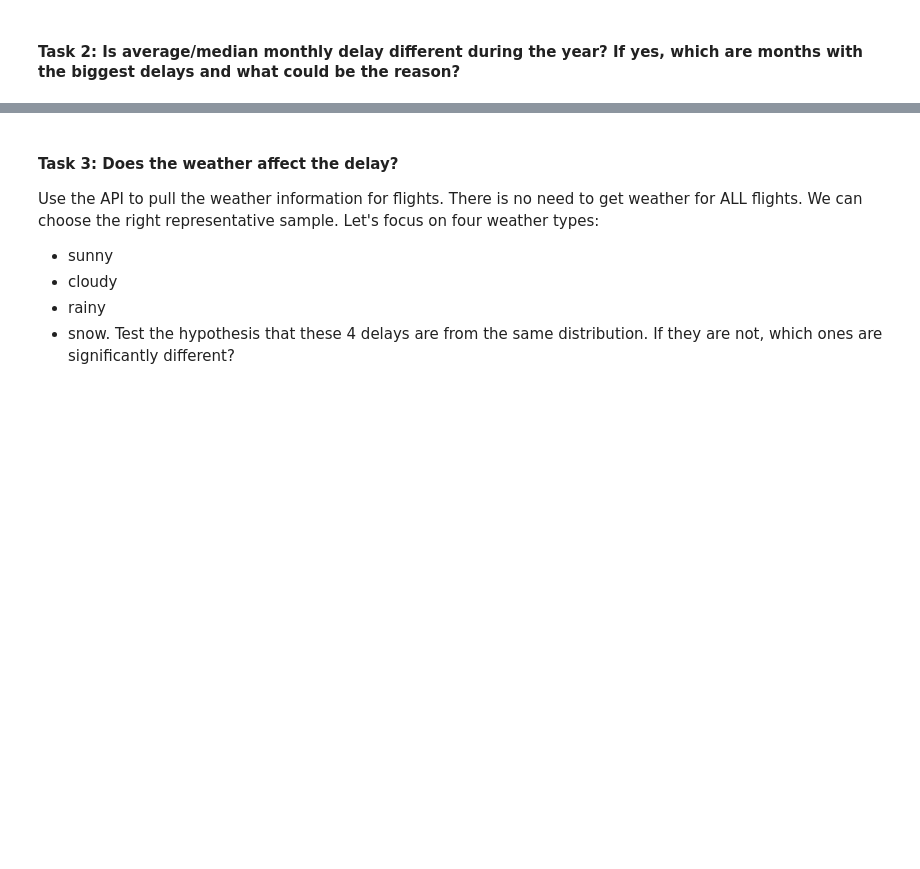
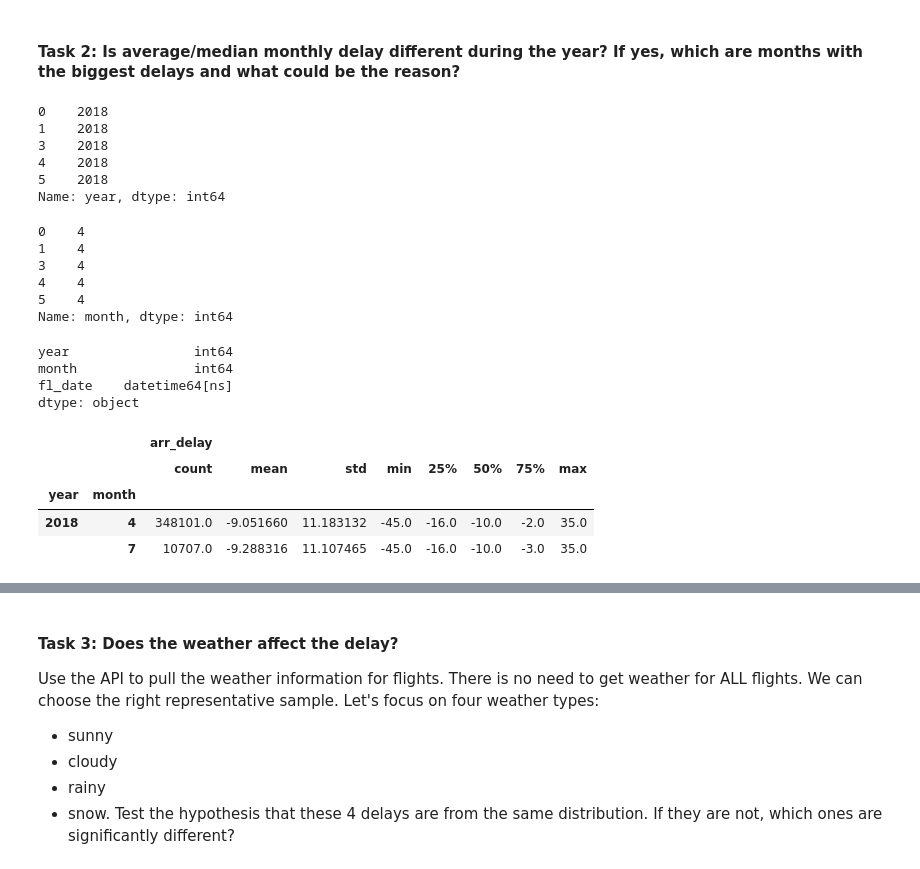
Before and after one commit to jdormaar/Flight-Delays, a Jupyter notebook: Workbook/exploratory_analysis.ipynb, the cells around one changed output, grey strips where cells are left out. Drawn from its saved outputs; the diff is of its cells as text; code cells hidden in the pictures; blank space fills up the shorter version.

```diff
--- a/Workbook/exploratory_analysis.ipynb
+++ b/Workbook/exploratory_analysis.ipynb
@@ -361,5 +437,37 @@ for date in range(fl_df_clean.shape[0]):
-# %%
-# STEP 2 - Create new columns for month, weekday,  year, and time of day
-fl_df_clean['fl_month'] = fl_df_clean
-fl_df_clean['fl_year'] = fl_df_clean
-# fl_df_clean['fl_weekday']
+# %%
+fl_df_clean[['fl_date']] = fl_df_clean[['fl_date']].apply(pd.to_datetime)
+# %%
+fl_df_clean['year'] = fl_df_clean['fl_date'].dt.year
+fl_df_clean['year'].head()
+# %% [output]
+0    2018
+1    2018
+3    2018
+4    2018
+5    2018
+Name: year, dtype: int64
+# %%
+fl_df_clean['month'] = fl_df_clean['fl_date'].dt.month
+fl_df_clean['month'].head()
+# %% [output]
+0    4
+1    4
+3    4
+4    4
+5    4
+Name: month, dtype: int64
+# %%
+fl_df_clean[['year', 'month', 'fl_date']].dtypes
+# %% [output]
+year                int64
+month               int64
+fl_date    datetime64[ns]
+dtype: object
+# %%
+fl_df_clean[['month', 'year', 'arr_delay']].groupby(['year', 'month']).describe()
+# %% [output]
+|  |  | arr_delay |  |  |  |  |  |  |  |
+|  |  | count | mean | std | min | 25% | 50% | 75% | max |
+| year | month |  |  |  |  |  |  |  |  |
+| 2018 | 4 | 348101.0 | -9.051660 | 11.183132 | -45.0 | -16.0 | -10.0 | -2.0 | 35.0 |
+|  | 7 | 10707.0 | -9.288316 | 11.107465 | -45.0 | -16.0 | -10.0 | -3.0 | 35.0 |
```
Also changed, not shown: parts of 59 cells of this notebook, 2 other files.
